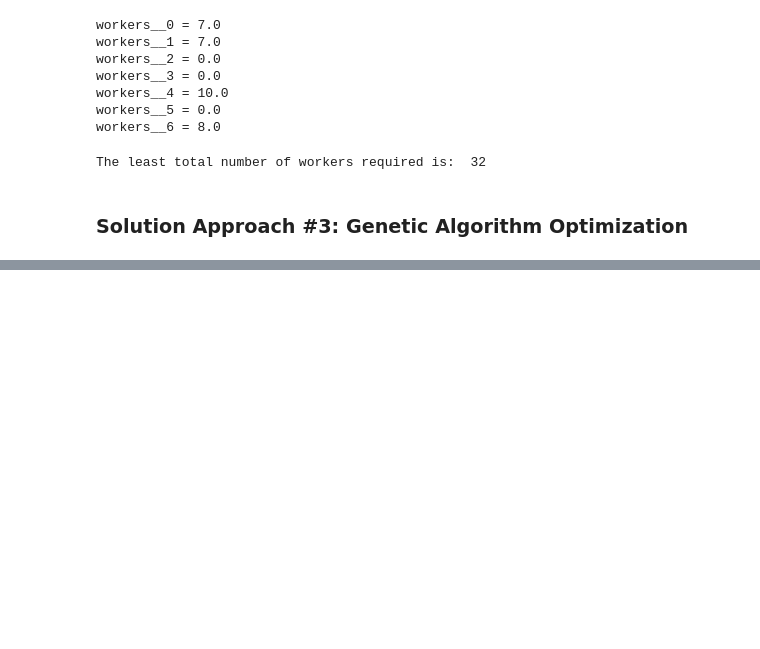
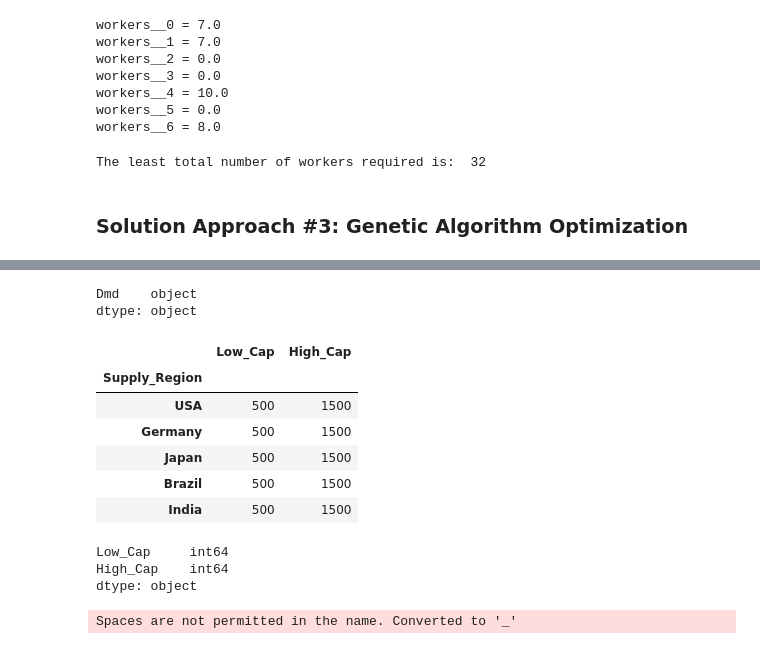
Before and after one commit to Sebastian1981/Operations_Research, a Jupyter notebook: experiments/optimization_pocs.ipynb, the cells around one changed output, grey strips where cells are left out. Saved outputs shown, nothing was run; the diff lists cells and outputs as text; code cells hidden in the pictures; blank space fills up the shorter version.

```diff
--- a/experiments/optimization_pocs.ipynb
+++ b/experiments/optimization_pocs.ipynb
@@ -415,0 +480,6 @@ Total Benefit =  105.0
+# %%
+# check data type
+demand.dtypes
+# %% [output]
+Dmd    object
+dtype: object
@@ -415,0 +489,21 @@ Total Benefit =  105.0
+# %%
+# import capacity data
+cap = pd.read_csv('../data/capacity.csv',
+                      sep=';',
+                      index_col='Supply_Region')
+cap.head()
+# %% [output]
+|  | Low_Cap | High_Cap |
+| Supply_Region |  |  |
+| USA | 500 | 1500 |
+| Germany | 500 | 1500 |
+| Japan | 500 | 1500 |
+| Brazil | 500 | 1500 |
+| India | 500 | 1500 |
+# %%
+# check data type
+cap.dtypes
+# %% [output]
+Low_Cap     int64
+High_Cap    int64
+dtype: object
@@ -415,0 +513,9 @@ Total Benefit =  105.0
+# %%
+# Initialize Class
+model = LpProblem("Capacitated Plant Location Model", LpMinimize)
+
+# Define Decision Variables
+x = LpVariable.dicts("production_", [(i,j) for i in loc for j in loc], lowBound=0, upBound=None, cat='Continuous') # fraction of e.g. thousands
+y = LpVariable.dicts("plant_", [(i,s) for s in size for i in loc], cat='Binary') # is plant open or not
+# %% [output]
+Spaces are not permitted in the name. Converted to '_'
```
Also changed, not shown: parts of 24 cells of this notebook, 4 other files.
